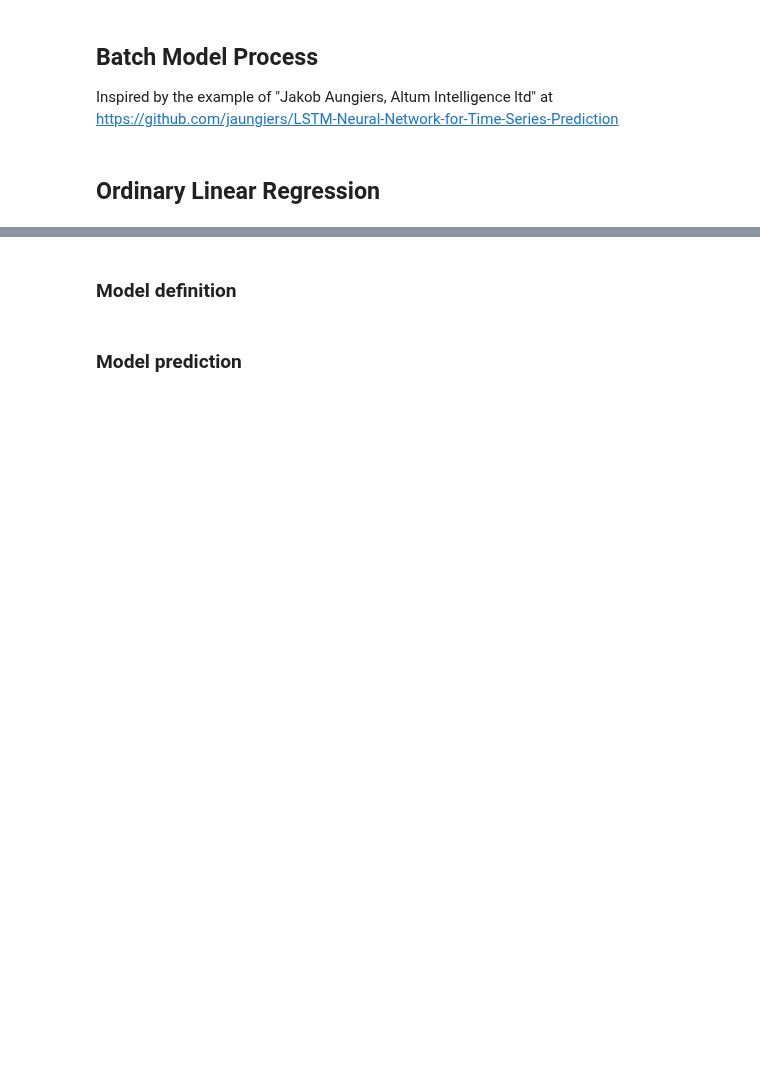
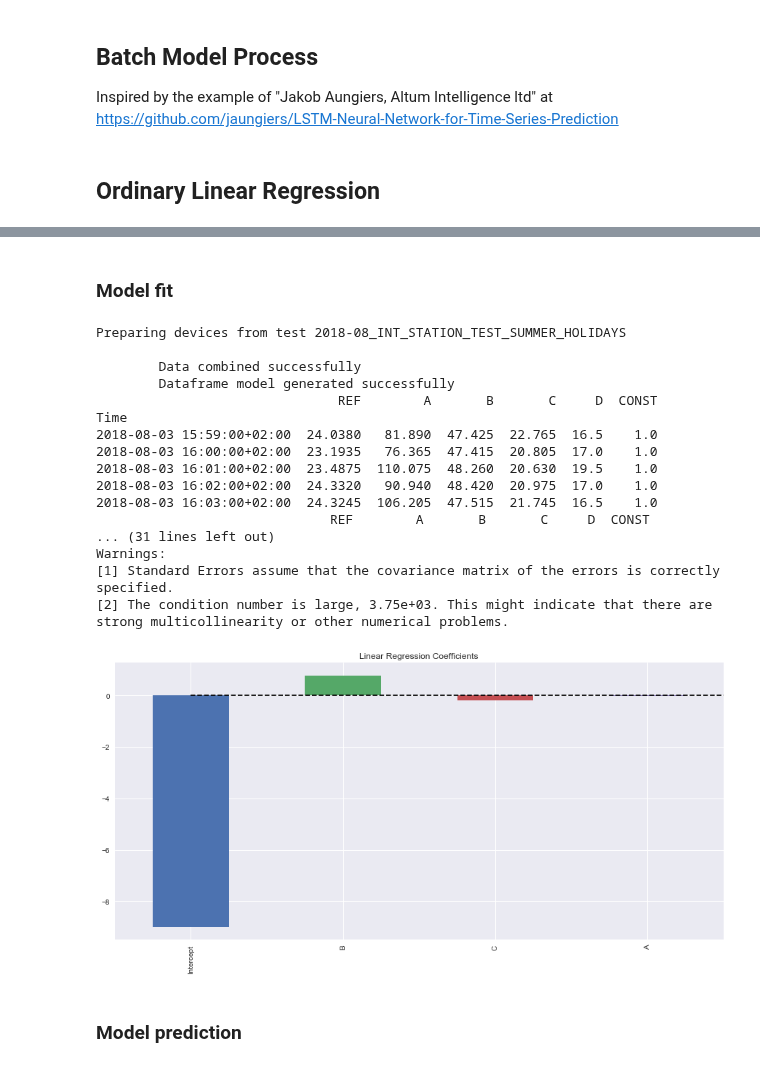
Before and after one commit to fablabbcn/smartcitizen-data, a Jupyter notebook: notebooks/Data-Analysis.ipynb, the cells around one changed output, grey strips where cells are left out. Saved outputs shown, nothing was run; the diff lists cells and outputs as text; code cells hidden in the pictures; blank space fills up the shorter version.

Commit message:
Python 3 for OLS, RandomForest, SVR. Add model export simplification in class

```diff
--- a/notebooks/Data-Analysis.ipynb
+++ b/notebooks/Data-Analysis.ipynb
@@ -287,6 +291,7 @@ for key in records.readings[test_name]['devices'][device_name].keys():
 
 # Put data inside
 records.readings[test_name]['devices'][device_name + '_CLEAN']['data'] = data
+records.readings[test_name]['ready_to_model'] = False
 # %% [markdown]
 ## Data Export
 # %%
@@ -1626,2 +1557,2 @@ Reference [here](https://en.wikipedia.org/wiki/Granger_causality), [here](https:
 # %% [markdown]
-### Model definition
+### Model fit
@@ -1632,34 +1559,80 @@ for channel in readings[test_model]['devices'][name_combined_data]['data'].colum
 # %%
-from linear_regression_utils import prep_data_OLS, fit_model_OLS, predict_OLS, plotOLSCoeffs
+from linear_regression_utils import prep_data_OLS, fit_model_OLS, predict_OLS, plot_OLS_coeffs
+from linear_regression_utils import tfuller_plot
 from statsmodels.tsa.stattools import grangercausalitytests
-from numpy import concatenate
 
-## Select data
-# Always have an item called 'REF', the rest can be anything
+test_model = '2018-08_INT_STATION_TEST_SUMMER_HOLIDAYS'
+tuple_features = (['REF', 'GB_1W', 'STATION_CASE'],
+                 ['A', 'CO_MICS_RAW', 'STATION_CASE'],
+                 ['B', 'TEMP', 'STATION_CASE'],
+                 ['C', 'HUM', 'STATION_CASE'],
+                 ['D', 'PM_25', 'STATION_CASE'])
 
-formula_expression = 'REF ~ np.log10(A)+B+D'
-model_name_OLS = 'log(CO_MICS) + TEMP + PM'
+min_date = '2018-08-01 00:00:00'
+max_date = '2018-09-20 00:00:00'
+
+model_name = 'TEST_MODEL'
+model_target = 'MICS' # ALPHASENSE, PMS, MICS...
+model_type = 'OLS'
+formula_expression = 'REF ~ A + B + C'
 
 ratio_train = 3./4 # Important that this is a float, don't forget the .
-alpha_filter = 0.3
+model_full_name = '_'.join([model_target, model_type, model_name])
 
+print ('Preparing devices from test {}'.format(test_model))
+records.prepare_dataframe_model(tuple_features, test_model, min_date, max_date,
+                                      model_full_name, clean_na = True, clean_na_method = 'drop' ,
+                                      target_raster = '1Min')
+
+dataframeModel = records.readings[test_model]['models'][model_full_name]['data']
+
+## Preliminary Check
+
+# Fuller Plot for all
+# for column in dataframeModel:
+#     x = dataframeModel.loc[:,column]
+#     tfuller_plot(x, name = x.name, lags=60, lags_diff = 5)
+# Granger Causality
 # print ('--------------------------------------')
 # print ('Granger Causality Test')
 ## Granger Causality Test (WIP)
 # for item in tuple_features:
 #     if item[0] != 'REF':
 #         print '\nCausality for x1 = {} and x2 = {}'.format(reference_name, item[1])
 #         x = dataframeModel.loc[:,[reference_name, item[1]]].dropna()
 #         x = x.values
 #         granger_causality_tests = grangercausalitytests(x, 1)
 #         # print granger_causality_tests
 
-tuple_features_combined = [(item[0], item[1]  + '_' + device_name) for item in tuple_features]
+## Prepare Dataframe
+dataTrain, dataTest, n_train_periods = prep_data_OLS(dataframeModel,
+                                                     tuple_features,
+                                                     ratio_train)
+print (dataTrain.head())
+print (dataTest.head())
 
 ## Model Fit
-dataTrain, dataTest, n_train_periods = prep_data_OLS(dataframeModel, tuple_features_combined, ratio_train, alpha_filter, device_name)
-model = fit_model_OLS(formula_expression, dataTrain, True)
+model = fit_model_OLS(formula_expression, dataTrain, printSummary = True)
 
-plotOLSCoeffs(model)
+plot_OLS_coeffs(model)
+# %% [output]
+Preparing devices from test 2018-08_INT_STATION_TEST_SUMMER_HOLIDAYS
+
+        Data combined successfully
+        Dataframe model generated successfully
+                               REF        A       B       C     D  CONST
+Time
+2018-08-03 15:59:00+02:00  24.0380   81.890  47.425  22.765  16.5    1.0
+2018-08-03 16:00:00+02:00  23.1935   76.365  47.415  20.805  17.0    1.0
+2018-08-03 16:01:00+02:00  23.4875  110.075  48.260  20.630  19.5    1.0
+2018-08-03 16:02:00+02:00  24.3320   90.940  48.420  20.975  17.0    1.0
+2018-08-03 16:03:00+02:00  24.3245  106.205  47.515  21.745  16.5    1.0
+                              REF        A       B       C     D  CONST
+... (31 lines left out)
+Warnings:
+[1] Standard Errors assume that the covariance matrix of the errors is correctly specified.
+[2] The condition number is large, 3.75e+03. This might indicate that there are
+strong multicollinearity or other numerical problems.
+[figure, added]
 # %% [markdown]
 ### Model prediction
```
Also changed, not shown: parts of 52 cells of this notebook, 3 other files.
